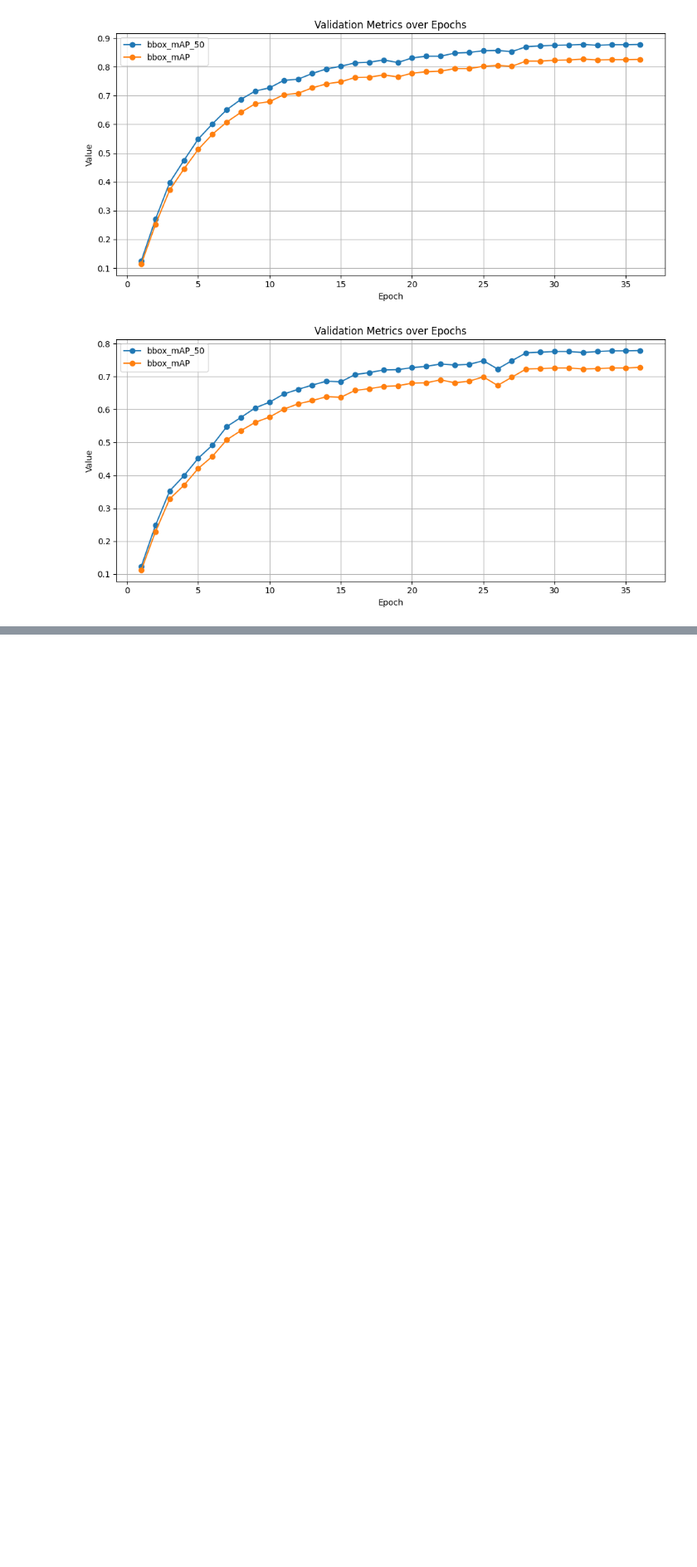
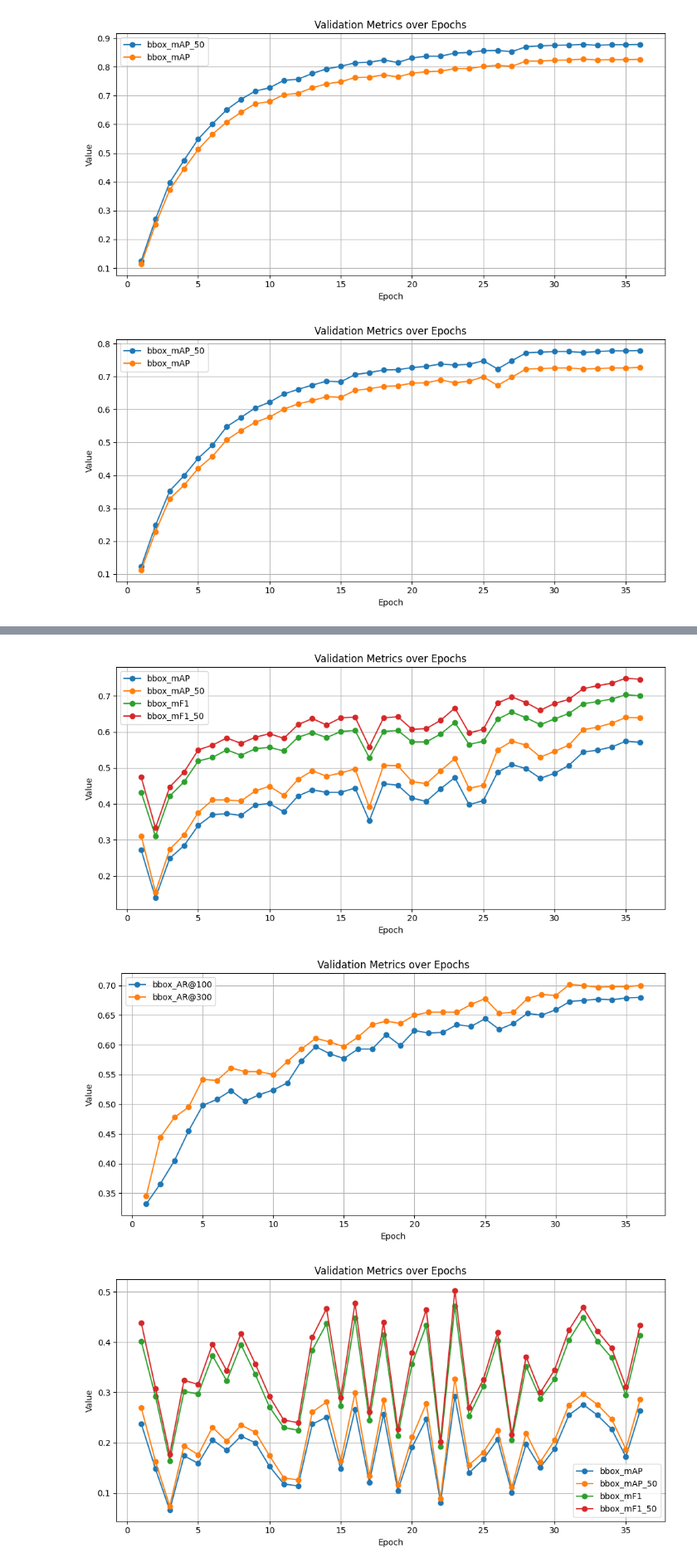
Before and after one commit to Gogonemnem/hierarchical-object-detection, a Jupyter notebook: tests.ipynb, the cells around one changed output, grey strips where cells are left out. Shown at 83% size. Drawn from its saved outputs; the diff is of its cells as text; code cells hidden in the pictures; blank space fills up the shorter version.

```diff
--- a/tests.ipynb
+++ b/tests.ipynb
@@ -154,0 +211,26 @@ plot_metrics(log_files, metrics_to_track=["coco/bbox_mAP", "coco/bbox_mAP_50", "
+# %%
+
+# Embedding Reverse Sigmoid MHXE
+log_files = [
+    "work_dirs/dino-4scale_r50_improved_8xb2_hier-aircraft-reverse/20250502_182236/vis_data/scalars.json"
+]
+plot_metrics(log_files, metrics_to_track=["coco/bbox_mAP", "coco/bbox_mAP_50", "coco/bbox_mF1", "coco/bbox_mF1_50"])
+plot_metrics(log_files, metrics_to_track=["coco/bbox_AR@100", "coco/bbox_AR@300"])
+
+# Embedding Sigmoid MHXE
+log_files = [
+    "work_dirs/dino-4scale_r50_improved_8xb2_hier-aircraft-hxe/20250503_180313/vis_data/scalars.json"
+]
+plot_metrics(log_files, metrics_to_track=["coco/bbox_mAP", "coco/bbox_mAP_50", "coco/bbox_mF1", "coco/bbox_mF1_50"])
+plot_metrics(log_files, metrics_to_track=["coco/bbox_AR@100", "coco/bbox_AR@300"])
+
+# Embedding Sigmoid Multilabel
+log_files = [
+    "work_dirs/dino-4scale_r50_improved_8xb2_hier-aircraft-multilabel/20250504_122544/vis_data/scalars.json"
+]
+plot_metrics(log_files, metrics_to_track=["coco/bbox_mAP", "coco/bbox_mAP_50", "coco/bbox_mF1", "coco/bbox_mF1_50"])
+plot_metrics(log_files, metrics_to_track=["coco/bbox_AR@100", "coco/bbox_AR@300"])
+# %% [output]
+[figure, added]
+[figure, added]
+[figure, added]
```
Also changed, not shown: parts of 5 cells of this notebook.
